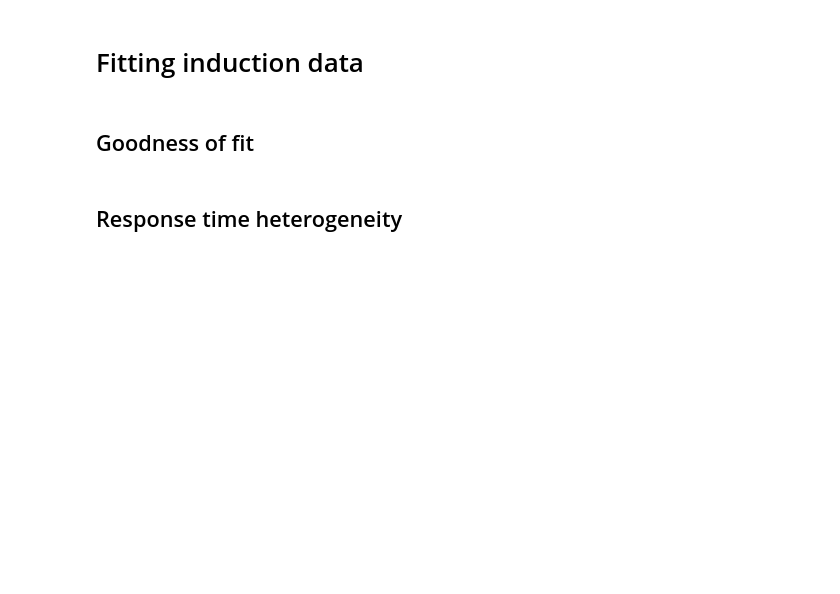
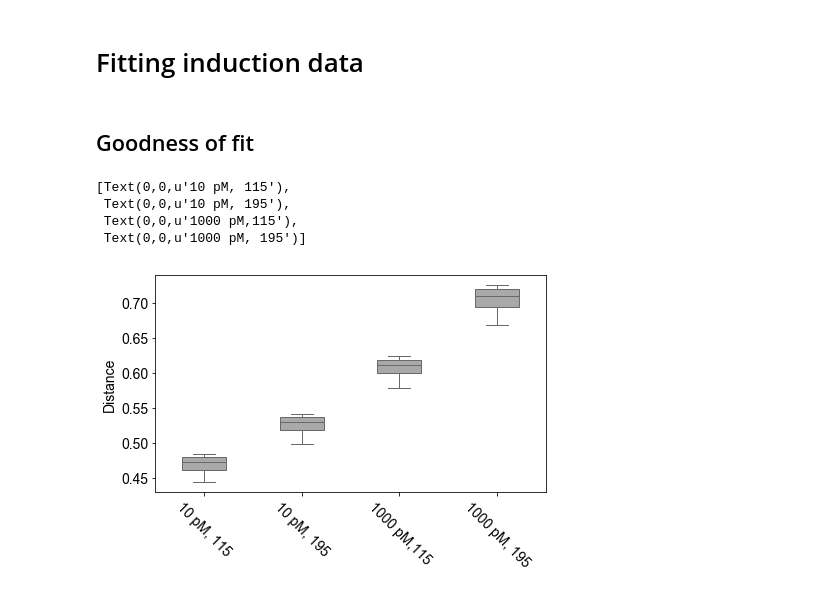
Before and after one commit to baumgast/gene_transcription_SMC_ABC, a Jupyter notebook: figure_4.ipynb, the cells around one changed output. Drawn from its saved outputs; the diff is of its cells as text; code cells hidden in the pictures; blank space fills up the shorter version.

Commit message:
finished plots figure 4, some clean up
deleted old files and notebook checkpoints

```diff
--- a/figure_4.ipynb
+++ b/figure_4.ipynb
@@ -243,7 +245,26 @@ fig_EV4_simulation195(sim_195_1000_sorted,resp_t_sim_195)
 [figure]
 # %% [markdown]
 # Fitting induction data
+# %%
+path = '/Users/stephan/Desktop/GitHub/gene_transcription_SMC_ABC/model_fits/induction/'
+smc_ind_10pM_115 = np.load(path+'smc_ind_10pM_115.npy')
+smc_ind_10pM_195 = np.load(path+'smc_ind_10pM_195.npy')
+smc_ind_1000pM_115 = np.load(path+'smc_ind_1000pM_115.npy')
+smc_ind_1000pM_195 = np.load(path+'smc_ind_1000pM_195.npy')
 # %% [markdown]
 ## Goodness of fit
-# %% [markdown]
-## Response time heterogeneity
+# %%
+fig,ax = pl.subplots(1,1, figsize = (7,4))
+
+dist = [smc_ind_10pM_115[2][:,-1],smc_ind_10pM_195[2][:,-1],smc_ind_1000pM_115[2][:,-1],smc_ind_1000pM_195[2][:,-1]]
+bp = ax.boxplot(dist,patch_artist = True, whis = [5,95],showfliers = False)
+nice_boxplots(bp)
+
+ax.set_ylabel('Distance')
+ax.set_xticklabels(['10 pM, 115','10 pM, 195','1000 pM,115','1000 pM, 195'],rotation = -45)
+# %% [output]
+[Text(0,0,u'10 pM, 115'),
+ Text(0,0,u'10 pM, 195'),
+ Text(0,0,u'1000 pM,115'),
+ Text(0,0,u'1000 pM, 195')]
+[figure, added]
```
Also changed, not shown: parts of 7 cells of this notebook, 7 other files.
